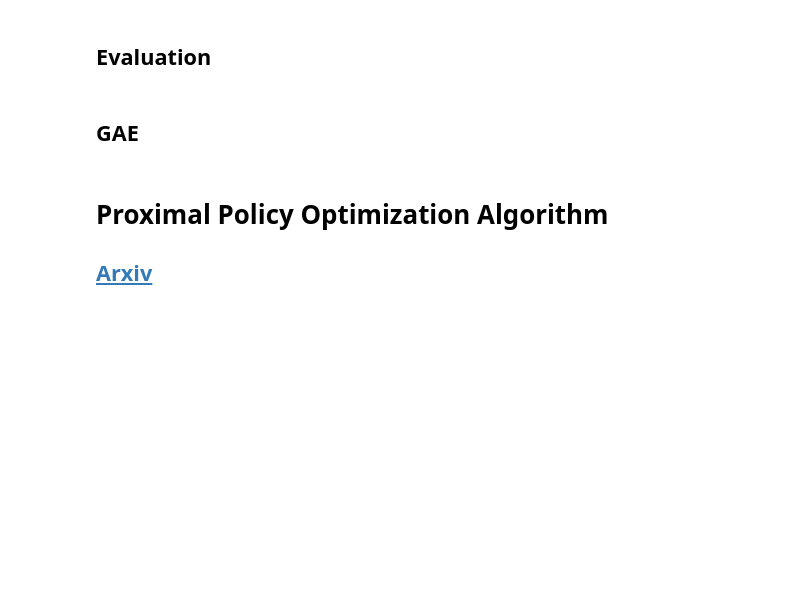
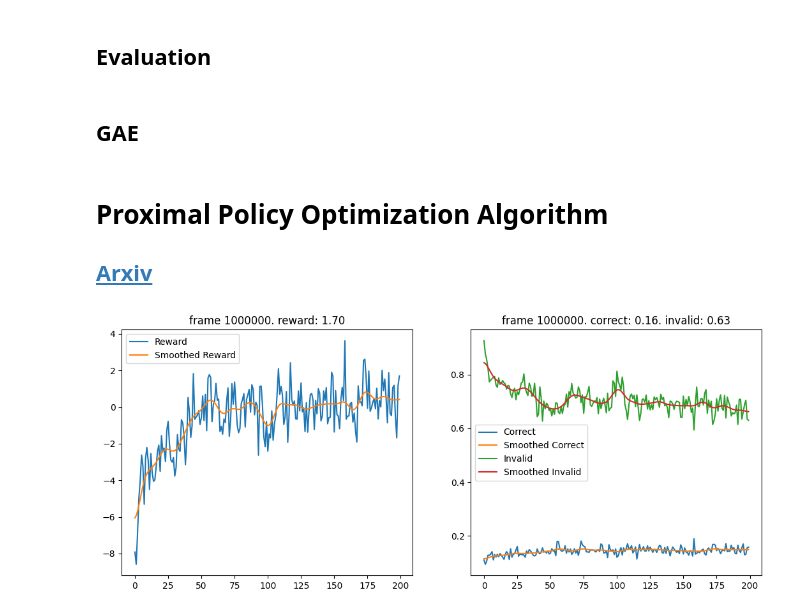
Before and after one commit to hhxc-0/RL_DaVinciCode, a Jupyter notebook: training_ppo.ipynb, the cells around one changed output. Drawn from its saved outputs; the diff is of its cells as text; code cells hidden in the pictures; blank space fills up the shorter version.

Commit message:
feat: improve training parameters and train new model

```diff
--- a/training_ppo.ipynb
+++ b/training_ppo.ipynb
@@ -168,9 +170,9 @@ num_inputs = train_env.observation_space.shape[0]
 num_outputs = train_env.action_space.n
 
 # Hyper params:
-shared_sizes = [512, 256, 128, 64]
-critic_sizes = [64, 64, 32, 32, 32]
-actor_sizes = [64, 64, 64, 128, 256]
+shared_sizes = []
+critic_sizes = [512, 256, 128, 64, 64, 32, 32, 32]
+actor_sizes = [512, 256, 128, 64, 64, 64, 128, 256]
 lr = 3e-4
 num_steps = 500
 mini_batch_size = 100
@@ -179,12 +181,14 @@ threshold_reward = 200
 gae_gamma = 0.99
 gae_tau = 0.95
 
+save_model = True
+
 model = ActorCritic(num_inputs, num_outputs, shared_sizes, critic_sizes, actor_sizes).to(device)
 # model = torch.load("./ppo_model_saves/ppo_model_final.pth")
 optimizer = optim.Adam(model.parameters(), lr=lr)
 # %%
-# max_frames = 1000000
-max_frames = np.inf
+max_frames = 1000000
+# max_frames = np.inf
 frame_count = 0
 test_rewards = []
 corrects = []
@@ -245,40 +249,42 @@ while frame_count < max_frames and not early_stop:
             if test_reward > threshold_reward:
                 early_stop = True
 
-        if frame_count % 50000 == 0:
+        if save_model and frame_count % 50000 == 0:
             eval_results = np.array([eval_results for _ in range(30)])
             test_total_frames = np.sum(eval_results[:, 0])
             test_reward = np.mean(eval_results[:, 1])
             correct_guess_rate = np.sum(eval_results[:, 2]) / test_total_frames
             invalid_action_rate = np.sum(eval_results[:, 3]) / test_total_frames
             torch.save(
                 model,
                 f"./ppo_model_saves/ppo_model_frame{frame_count}_reward{test_reward:.2f}_correct{correct_guess_rate:.2f}_invalid{invalid_action_rate:.2f}.pth",
             )
 
     next_state = torch.FloatTensor(next_state).to(device)
     _, next_value = model(next_state)
     returns = compute_gae(next_value, rewards, masks, values, gae_gamma, gae_tau)
 
     returns = torch.cat(returns).detach()
     log_probs = torch.stack(log_probs).detach().to(device)
     values = torch.cat(values).detach()
     states = torch.stack(states)
     actions = torch.tensor(actions).detach().to(device)
 
     advantage = returns - values
 
     ppo_update(
         model,
         optimizer,
         ppo_epochs,
         mini_batch_size,
         states,
         actions,
         log_probs,
         returns,
         advantage,
     )
+# %% [output]
+[figure, added]
 # %%
 train_env.close()
 eval_env.close()
```
Also changed, not shown: parts of 3 cells of this notebook, 2 other files.
